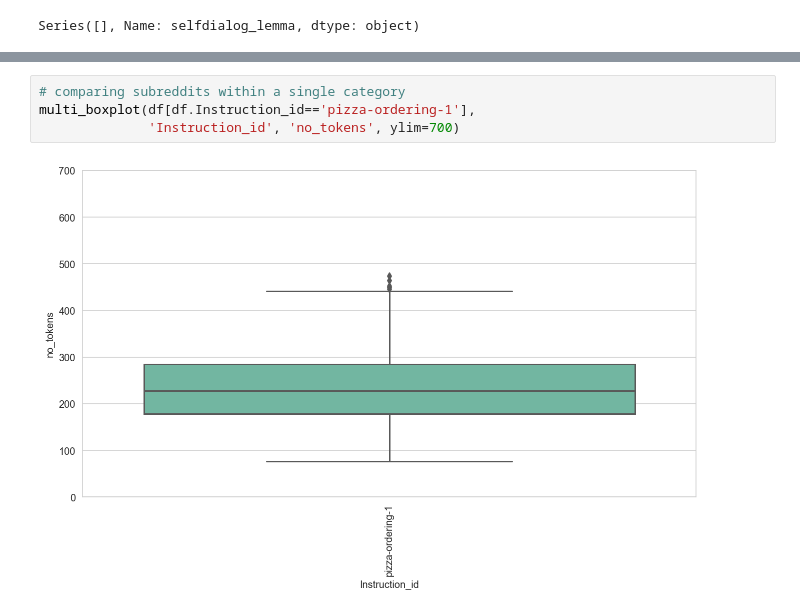
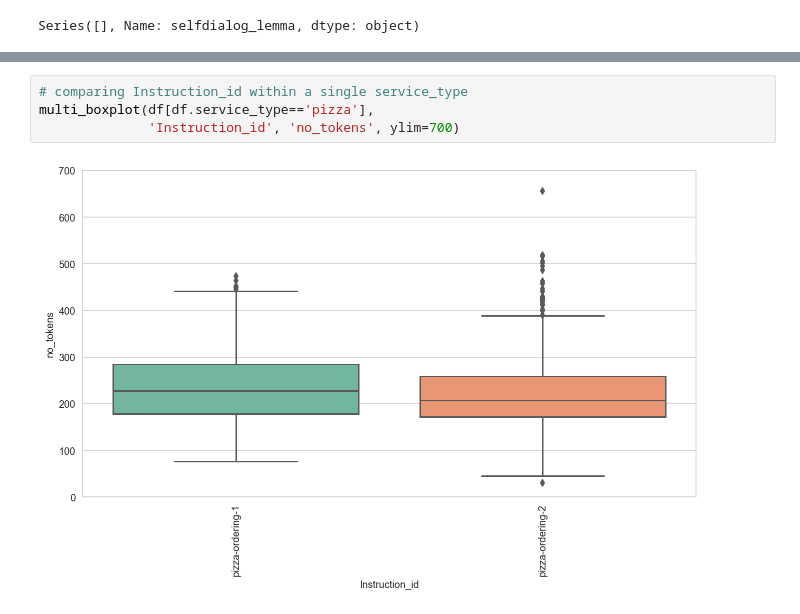
Before and after one commit to CSML1010-3-2020/NLPCourseProject, a Jupyter notebook: CSML1010_Group3_Course_Project_Data_Exploration.ipynb, the cells around one changed output, grey strips where cells are left out. Drawn from its saved outputs; the diff is of its cells as text.

```diff
--- a/CSML1010_Group3_Course_Project_Data_Exploration.ipynb
+++ b/CSML1010_Group3_Course_Project_Data_Exploration.ipynb
@@ -351,6 +351,6 @@ multi_boxplot(df, 'Instruction_id', 'no_tokens', ylim=500)
 # %%
-# comparing subreddits within a single category
-multi_boxplot(df[df.Instruction_id=='pizza-ordering-1'],
+# comparing Instruction_id within a single service_type
+multi_boxplot(df[df.service_type=='pizza'],
               'Instruction_id', 'no_tokens', ylim=700)
 # %% [output]
-[figure, old version]
+[figure, new version]
```
Also changed, not shown: parts of 17 cells of this notebook, 3 other files.
